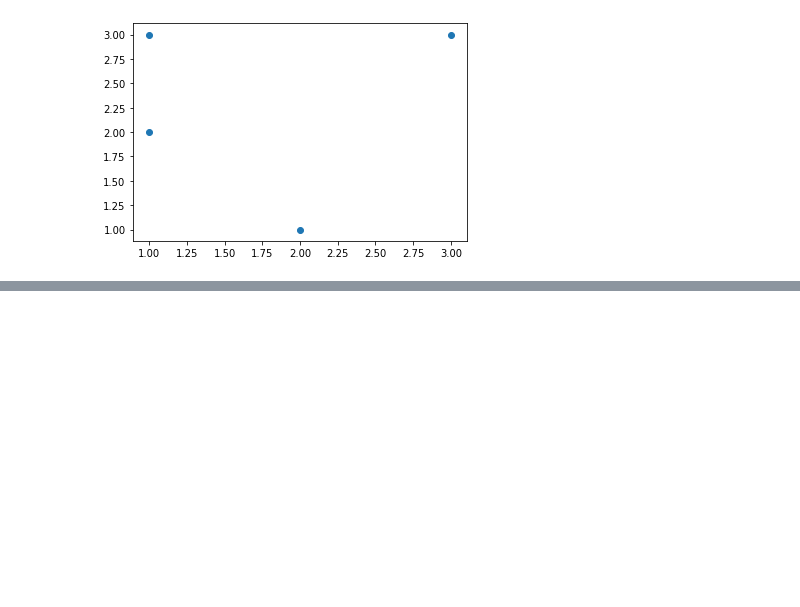
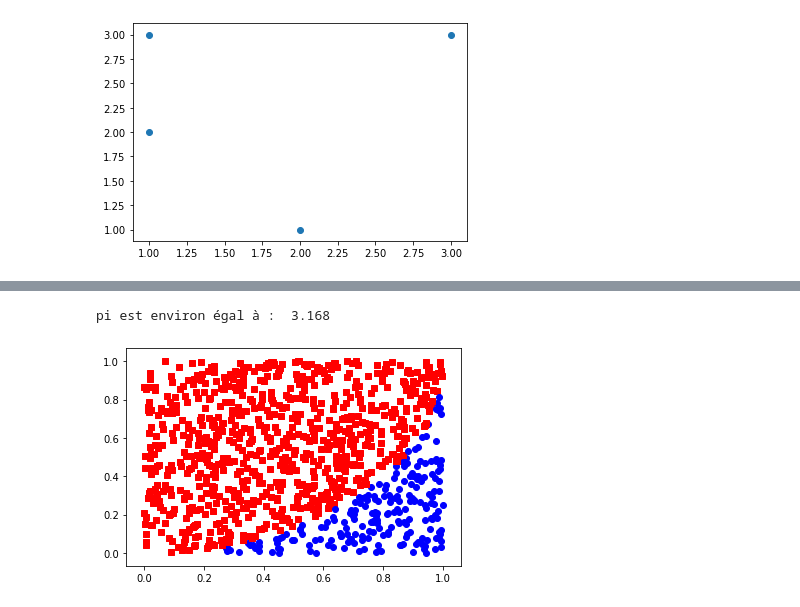
Before and after one commit to tremulotmaths/notebooksterm, a Jupyter notebook: Module Matplotlib.ipynb, the cells around one changed output, grey strips where cells are left out. Saved outputs shown, nothing was run; the diff lists cells and outputs as text; code cells hidden in the pictures; blank space fills up the shorter version.

```diff
--- a/Module Matplotlib.ipynb
+++ b/Module Matplotlib.ipynb
@@ -98,0 +112,15 @@ plt.show()
+# %%
+N = 0 #compteur des points situés au-dessus de la courbe
+points = 1000 #nombre de points à placer : modifiable
+for i in range(points):
+    x, y = random(), random()
+    if  y >= 1-math.sqrt(1-x**2):
+        plt.scatter(x, y, c="r", marker="s") # couleur "red" et marqueur "square"
+        N += 1
+    else:
+        plt.scatter(x, y, c="b", marker="o") # couleur "blue" et marqueur cercle
+plt.show
+print("pi est environ égal à : ",N/points*4)
+# %% [output]
+pi est environ égal à :  3.168
+[figure, added]
```
Also changed, not shown: parts of 4 cells of this notebook.
